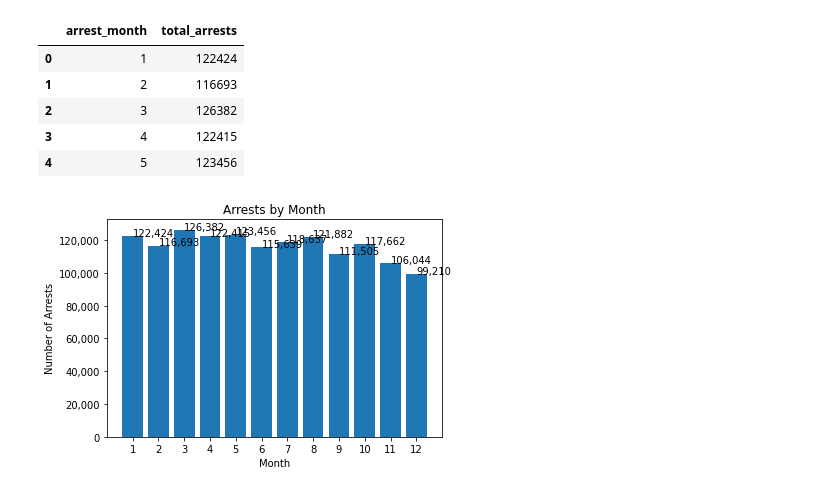
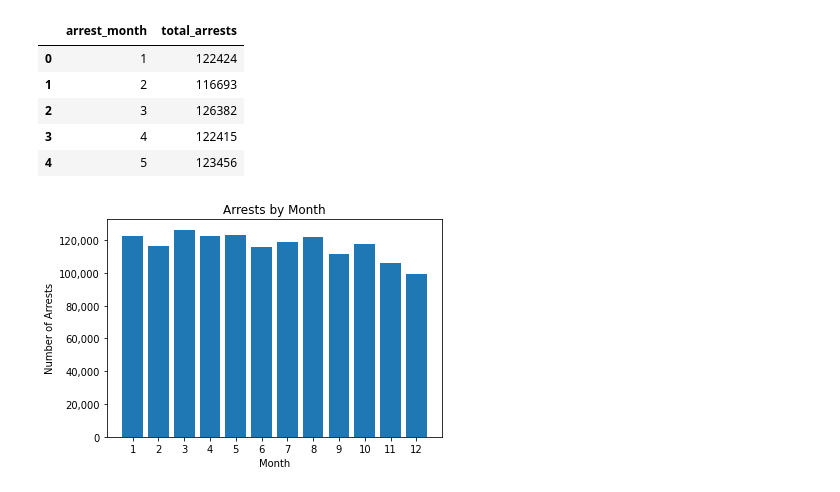
Before and after one commit to AmitSamra/NYC_Crime, a Jupyter notebook: nyc_crime_python.ipynb, the cells around one changed output. Drawn from its saved outputs; the diff is of its cells as text; code cells hidden in the pictures.

```diff
--- a/nyc_crime_python.ipynb
+++ b/nyc_crime_python.ipynb
@@ -524,18 +524,18 @@ df_month.head()
 # %%
 fig, ax = plt.subplots()
 ax.bar(df_month.arrest_month, df_month.total_arrests)
 ax.set_xlabel('Month')
 ax.set_ylabel('Number of Arrests')
 ax.set_title('Arrests by Month')
 plt.xticks([x for x in df_month.arrest_month])
 
 ax.yaxis.set_major_formatter(
 ticker.FuncFormatter(lambda y,p: format(int(y), ','))
 )
 
-for i,j in zip(df_month.arrest_month, df_month.total_arrests):
-    ax.annotate(format((j), ','), xy=(i,j))
+#for i,j in zip(df_month.arrest_month, df_month.total_arrests):
+#    ax.annotate(format((j), ','), xy=(i,j))
 
 plt.show()
 # %% [output]
-[figure, old version]
+[figure, new version]
```
Also changed, not shown: parts of 6 cells of this notebook.
